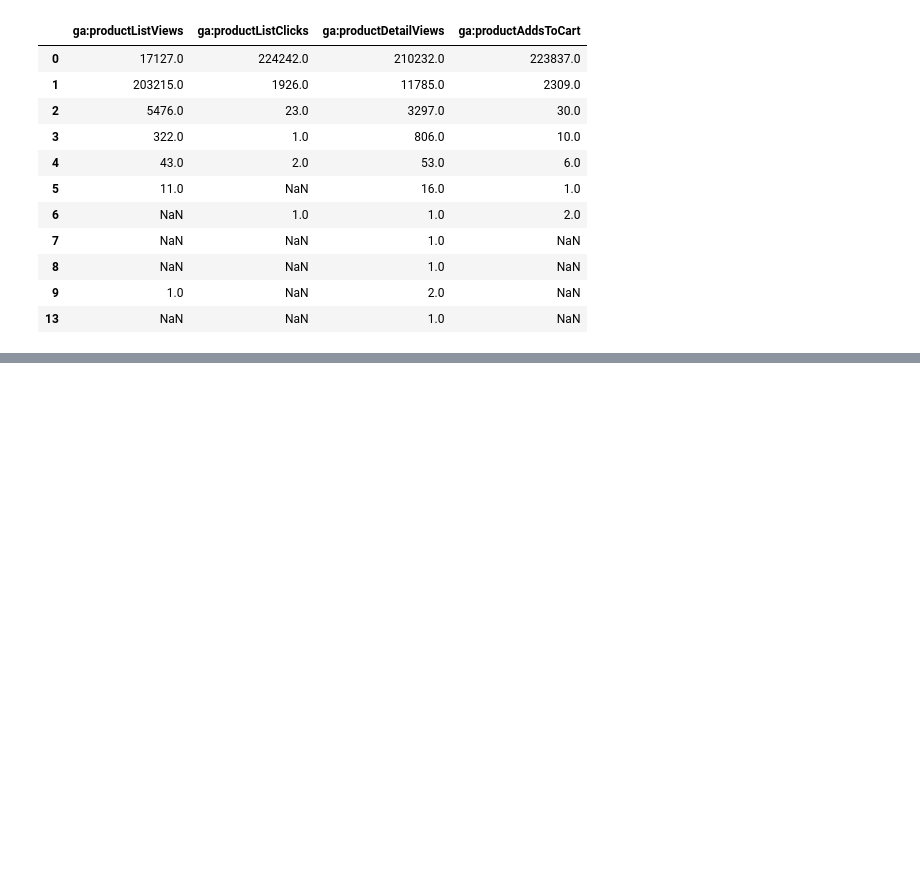
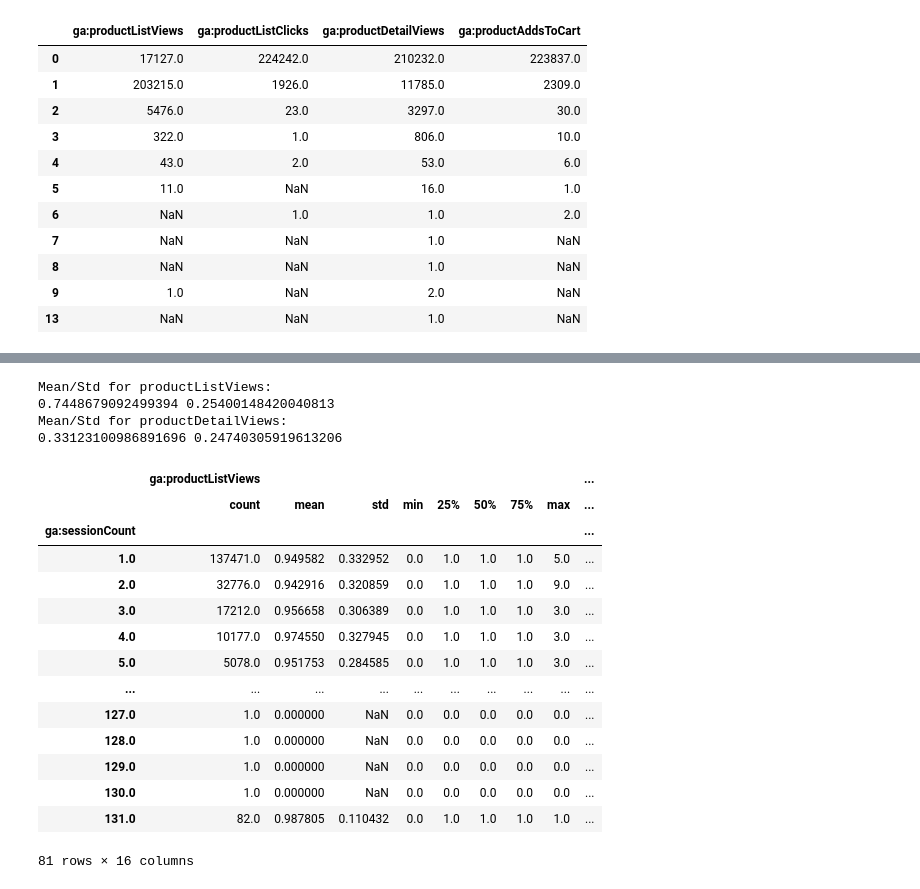
Before and after one commit to Laurajmoreno/ML_and_CRO, a Jupyter notebook: Data_Collection.ipynb, the cells around one changed output, grey strips where cells are left out. Cells and saved outputs as stored; diff of their text form; code cells hidden in the pictures; blank space fills up the shorter version.

```diff
--- a/Data_Collection.ipynb
+++ b/Data_Collection.ipynb
@@ -2410,0 +1787,27 @@ df[df['ga:pagePath']==exceptions[5]].shape
+# %%
+groupby = join_df.groupby('ga:sessionCount')[['ga:productListViews','ga:productDetailViews']].describe()
+print("Mean/Std for productListViews:")
+print(groupby['ga:productListViews']['mean'].mean(), groupby['ga:productListViews']['std'].mean())
+print("Mean/Std for productDetailViews:")
+print(groupby['ga:productDetailViews']['mean'].mean(), groupby['ga:productDetailViews']['std'].mean())
+groupby
+# %% [output]
+Mean/Std for productListViews:
+0.7448679092499394 0.25400148420040813
+Mean/Std for productDetailViews:
+0.33123100986891696 0.24740305919613206
+|  | ga:productListViews |  |  |  |  |  |  |  | ... |
+|  | count | mean | std | min | 25% | 50% | 75% | max | ... |
+| ga:sessionCount |  |  |  |  |  |  |  |  | ... |
+| 1.0 | 137471.0 | 0.949582 | 0.332952 | 0.0 | 1.0 | 1.0 | 1.0 | 5.0 | ... |
+| 2.0 | 32776.0 | 0.942916 | 0.320859 | 0.0 | 1.0 | 1.0 | 1.0 | 9.0 | ... |
+| 3.0 | 17212.0 | 0.956658 | 0.306389 | 0.0 | 1.0 | 1.0 | 1.0 | 3.0 | ... |
+| 4.0 | 10177.0 | 0.974550 | 0.327945 | 0.0 | 1.0 | 1.0 | 1.0 | 3.0 | ... |
+| 5.0 | 5078.0 | 0.951753 | 0.284585 | 0.0 | 1.0 | 1.0 | 1.0 | 3.0 | ... |
+| ... | ... | ... | ... | ... | ... | ... | ... | ... | ... |
+| 127.0 | 1.0 | 0.000000 | NaN | 0.0 | 0.0 | 0.0 | 0.0 | 0.0 | ... |
+| 128.0 | 1.0 | 0.000000 | NaN | 0.0 | 0.0 | 0.0 | 0.0 | 0.0 | ... |
+| 129.0 | 1.0 | 0.000000 | NaN | 0.0 | 0.0 | 0.0 | 0.0 | 0.0 | ... |
+| 130.0 | 1.0 | 0.000000 | NaN | 0.0 | 0.0 | 0.0 | 0.0 | 0.0 | ... |
+| 131.0 | 82.0 | 0.987805 | 0.110432 | 0.0 | 1.0 | 1.0 | 1.0 | 1.0 | ... |
+81 rows × 16 columns
```
Also changed, not shown: parts of 90 cells of this notebook.
